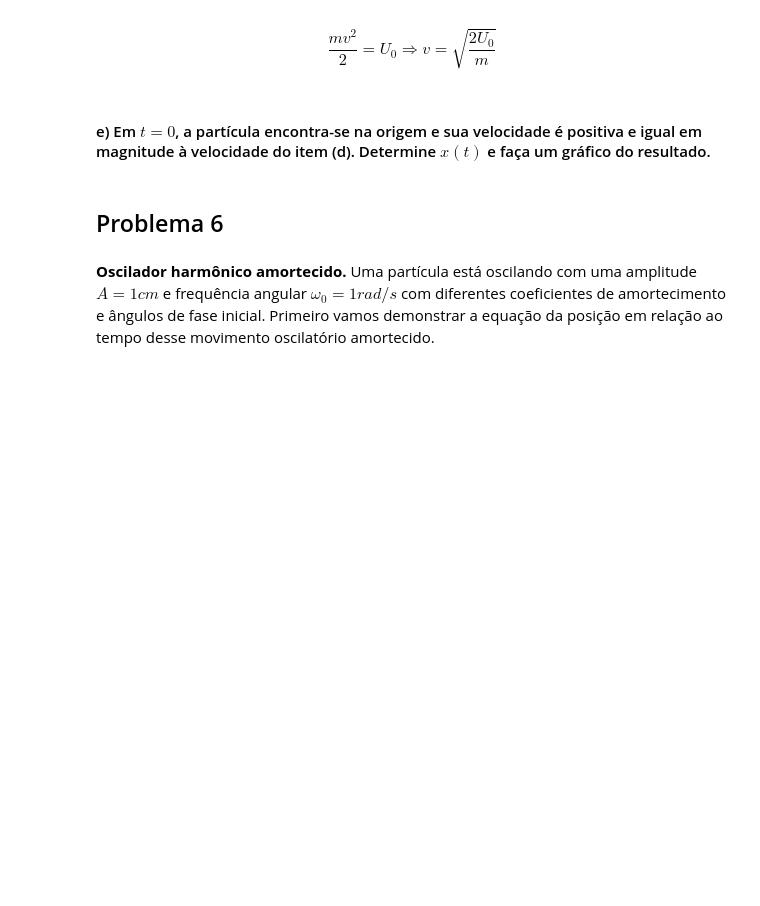
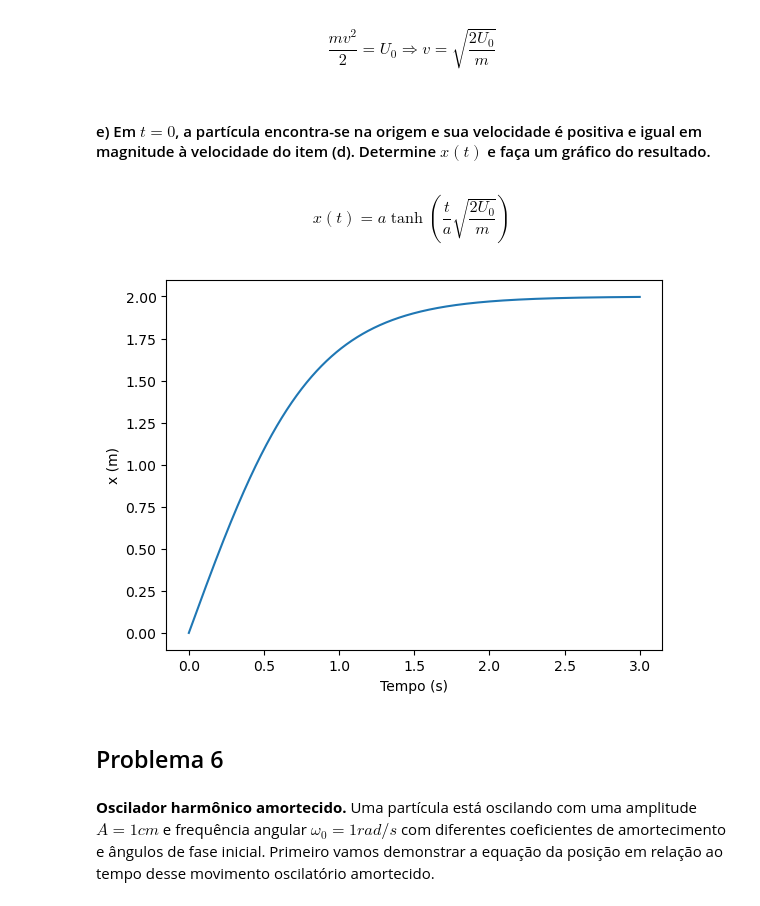
Before and after one commit to manels15/Mec_classica_1, a Jupyter notebook: Lista 1.ipynb, the cells around one changed output. Saved outputs shown, nothing was run; the diff lists cells and outputs as text; code cells hidden in the pictures; blank space fills up the shorter version.

```diff
--- a/Lista 1.ipynb
+++ b/Lista 1.ipynb
@@ -490,6 +490,27 @@ $$
 $$
 # %% [markdown]
 #### e)  Em $𝑡 = 0$, a partícula encontra-se na origem e sua velocidade é positiva e igual em magnitude à velocidade do item (d). Determine $𝑥(𝑡)$ e faça um gráfico do resultado.
+# %% [markdown]
+$$
+x(t) = a \tanh \left(\frac{t}{a} \sqrt{\frac{2 U_0}{m}} \right)
+$$
+# %%
+def x(t):
+    v = np.sqrt(2*U0/m)
+    return a*np.tanh(t*v/a)
+# %%
+tempo = np.linspace(0,3,1000)
+Xp = []
+# %%
+for t in tempo:
+    Xp.append(x(t))
+# %%
+plt.plot(tempo,Xp)
+plt.xlabel("Tempo (s)")
+plt.ylabel("x (m)")
+plt.show()
+# %% [output]
+[figure, added]
 # %% [markdown]
 ## Problema 6
 # %% [markdown]
```
Also changed, not shown: parts of 1 cell of this notebook.
